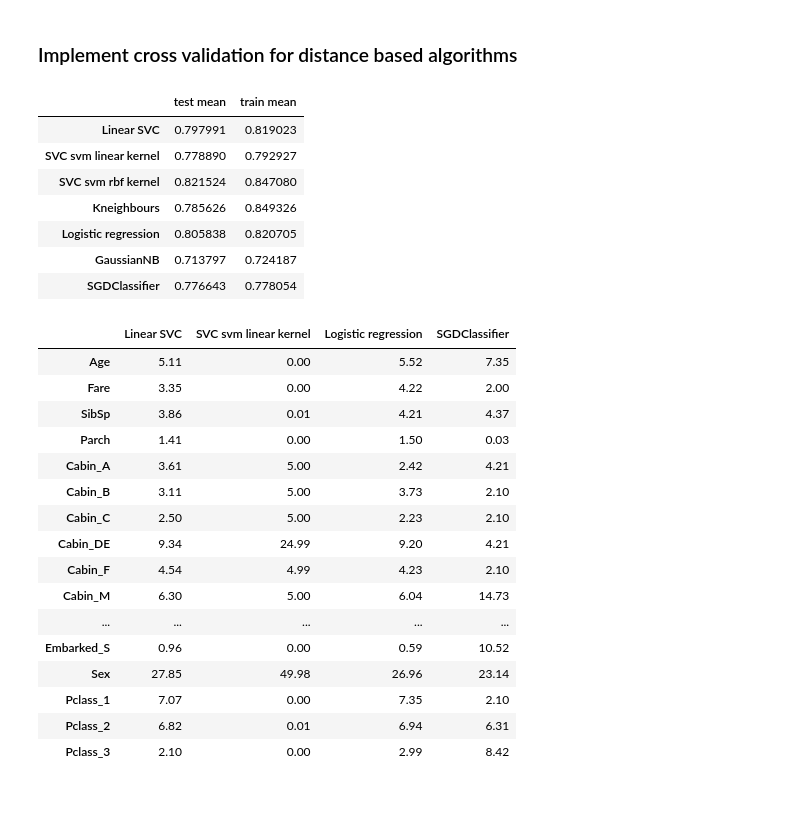
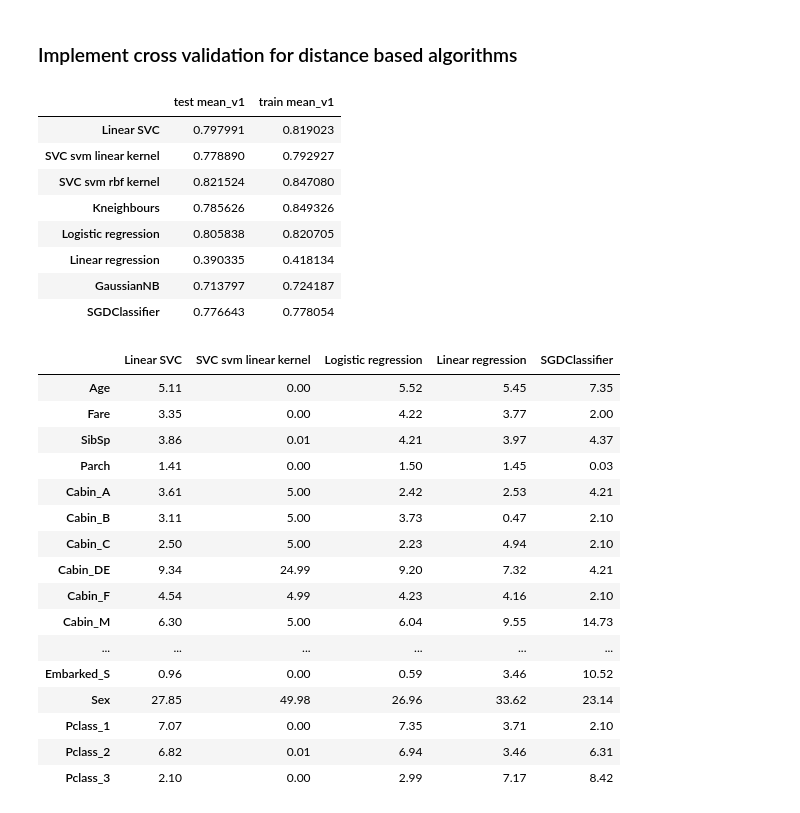
Before and after one commit to lopez-davcio/learning-journal, a Jupyter notebook: titanic-classification/titanic-analysis.ipynb, the cells around one changed output. Drawn from its saved outputs; the diff is of its cells as text; code cells hidden in the pictures.

```diff
--- a/titanic-classification/titanic-analysis.ipynb
+++ b/titanic-classification/titanic-analysis.ipynb
@@ -668,6 +680,7 @@ distance_models = {'Linear SVC':{'model':LinearSVC(random_state=42)},
         'SVC svm rbf kernel':{'model': SVC(random_state=42)},
         'Kneighbours':{'model': KNeighborsClassifier()},
         'Logistic regression':{'model': LogisticRegression(solver='liblinear', max_iter=2000, random_state=42)},
+        'Linear regression':{'model': LinearRegression()},
         'GaussianNB':{'model':GaussianNB()},
         'SGDClassifier':{'model':SGDClassifier(random_state=42)}
          }
@@ -706,15 +719,16 @@ for name, model in distance_models.items():
         dist_feat_imp[name] = pd.Series(coefs, index=transformed_df_v2.columns)
 # %%
 # convert the scores dictionary into a dataframe
-dist_scores = pd.DataFrame(dist_scores, index=['test mean', 'train mean']).T
+dist_scores = pd.DataFrame(dist_scores, index=['test mean_v1', 'train mean_v1']).T
 dist_scores
 # %% [output]
-|  | test mean | train mean |
+|  | test mean_v1 | train mean_v1 |
 | Linear SVC | 0.797991 | 0.819023 |
 | SVC svm linear kernel | 0.778890 | 0.792927 |
 | SVC svm rbf kernel | 0.821524 | 0.847080 |
 | Kneighbours | 0.785626 | 0.849326 |
 | Logistic regression | 0.805838 | 0.820705 |
+| Linear regression | 0.390335 | 0.418134 |
 | GaussianNB | 0.713797 | 0.724187 |
 | SGDClassifier | 0.776643 | 0.778054 |
 # %%
@@ -725,20 +739,20 @@ dist_feat_imp = (dist_feat_imp.abs()
                 .sum(axis=0), axis=1) * 100).round(2)
 dist_feat_imp
 # %% [output]
-|  | Linear SVC | SVC svm linear kernel | Logistic regression | SGDClassifier |
-| Age | 5.11 | 0.00 | 5.52 | 7.35 |
-| Fare | 3.35 | 0.00 | 4.22 | 2.00 |
-| SibSp | 3.86 | 0.01 | 4.21 | 4.37 |
-| Parch | 1.41 | 0.00 | 1.50 | 0.03 |
-| Cabin_A | 3.61 | 5.00 | 2.42 | 4.21 |
-| Cabin_B | 3.11 | 5.00 | 3.73 | 2.10 |
-| Cabin_C | 2.50 | 5.00 | 2.23 | 2.10 |
-| Cabin_DE | 9.34 | 24.99 | 9.20 | 4.21 |
-| Cabin_F | 4.54 | 4.99 | 4.23 | 2.10 |
-| Cabin_M | 6.30 | 5.00 | 6.04 | 14.73 |
-| ... | ... | ... | ... | ... |
-| Embarked_S | 0.96 | 0.00 | 0.59 | 10.52 |
-| Sex | 27.85 | 49.98 | 26.96 | 23.14 |
-| Pclass_1 | 7.07 | 0.00 | 7.35 | 2.10 |
-| Pclass_2 | 6.82 | 0.01 | 6.94 | 6.31 |
-| Pclass_3 | 2.10 | 0.00 | 2.99 | 8.42 |
+|  | Linear SVC | SVC svm linear kernel | Logistic regression | Linear regression | SGDClassifier |
+| Age | 5.11 | 0.00 | 5.52 | 5.45 | 7.35 |
+| Fare | 3.35 | 0.00 | 4.22 | 3.77 | 2.00 |
+| SibSp | 3.86 | 0.01 | 4.21 | 3.97 | 4.37 |
+| Parch | 1.41 | 0.00 | 1.50 | 1.45 | 0.03 |
+| Cabin_A | 3.61 | 5.00 | 2.42 | 2.53 | 4.21 |
+| Cabin_B | 3.11 | 5.00 | 3.73 | 0.47 | 2.10 |
+| Cabin_C | 2.50 | 5.00 | 2.23 | 4.94 | 2.10 |
+| Cabin_DE | 9.34 | 24.99 | 9.20 | 7.32 | 4.21 |
+| Cabin_F | 4.54 | 4.99 | 4.23 | 4.16 | 2.10 |
+| Cabin_M | 6.30 | 5.00 | 6.04 | 9.55 | 14.73 |
+| ... | ... | ... | ... | ... | ... |
+| Embarked_S | 0.96 | 0.00 | 0.59 | 3.46 | 10.52 |
+| Sex | 27.85 | 49.98 | 26.96 | 33.62 | 23.14 |
+| Pclass_1 | 7.07 | 0.00 | 7.35 | 3.71 | 2.10 |
+| Pclass_2 | 6.82 | 0.01 | 6.94 | 3.46 | 6.31 |
+| Pclass_3 | 2.10 | 0.00 | 2.99 | 7.17 | 8.42 |
```
Also changed, not shown: parts of 4 cells of this notebook.
